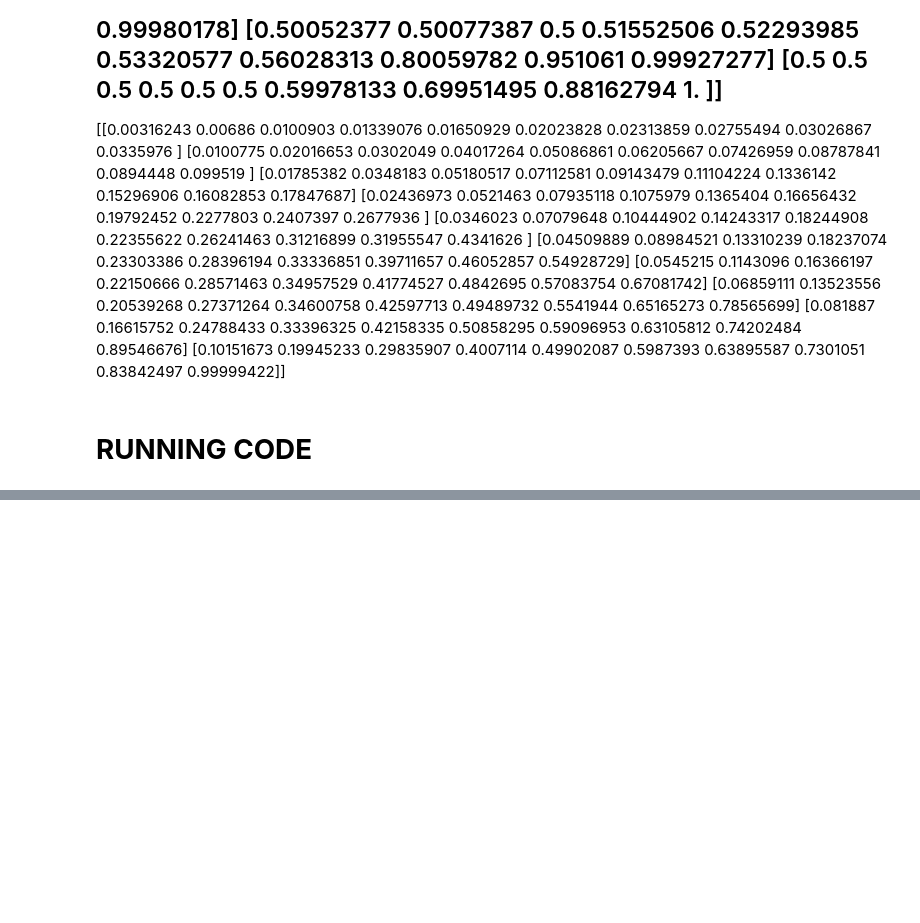
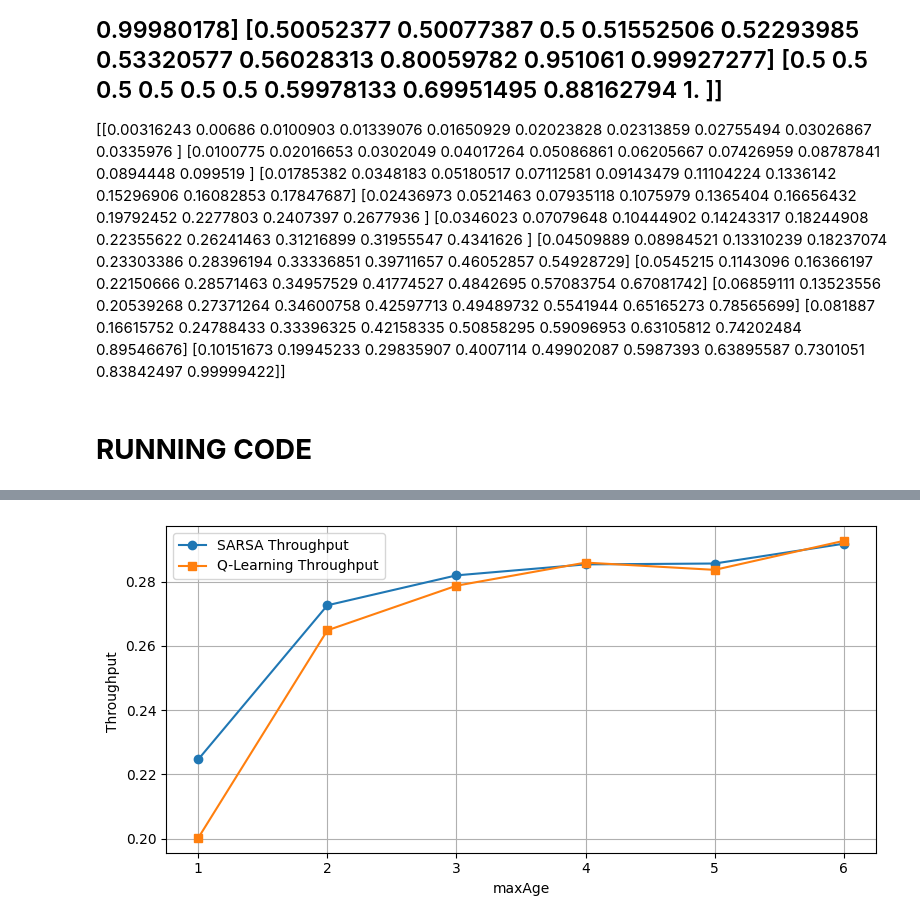
Before and after one commit to Berat03/quantumScheduling, a Jupyter notebook: new/workingCode/final_nStep.ipynb, the cells around one changed output, grey strips where cells are left out. Drawn from its saved outputs; the diff is of its cells as text; code cells hidden in the pictures; blank space fills up the shorter version.

```diff
--- a/new/workingCode/final_nStep.ipynb
+++ b/new/workingCode/final_nStep.ipynb
@@ -2688,0 +3120,63 @@ TypeError: train_q_learning_linear_policy() missing 1 required positional argume
+# %%
+import numpy as np
+import matplotlib.pyplot as plt
+
+# === Updated Corrected Results ===
+updated_results = {
+    'maxAge_values': [1, 2, 3, 4, 5, 6],
+    'sarsa_jain': [
+        0.5511252349963784,
+        0.5731671957291401,
+        0.5778690554932743,
+        0.5894485077385416,
+        0.5961433396251156,  # << Updated
+        0.5959768808341853
+    ],
+    'sarsa_throughput': [
+        0.22465582448545163,
+        0.27263062827396856,
+        0.28195329535937896,
+        0.2853684133463278,
+        0.2856397411583364,  # << Updated
+        0.2918039915694813
+    ],
+    'qlearn_jain': [
+        0.6633945726361116,
+        0.6019832680527356,
+        0.5541360315029189,
+        0.5900578627966049,
+        0.5936352563077143,  # << Updated
+        0.5973222989029048
+    ],
+    'qlearn_throughput': [
+        0.2002022626611015,
+        0.2648402721135618,
+        0.2787346111384299,
+        0.2859283996804062,
+        0.28366489479606616,  # << Updated
+        0.2926986277487099
+    ]
+}
+
+# === Plotting ===
+
+# Unpack for easier access
+maxAge_values = updated_results['maxAge_values']
+sarsa_jain = updated_results['sarsa_jain']
+qlearn_jain = updated_results['qlearn_jain']
+sarsa_throughput = updated_results['sarsa_throughput']
+qlearn_throughput = updated_results['qlearn_throughput']
+
+
+# --- Plot Throughput ---
+plt.figure(figsize=(8, 4))
+plt.plot(maxAge_values, sarsa_throughput, marker='o', linestyle='-', label="SARSA Throughput")
+plt.plot(maxAge_values, qlearn_throughput, marker='s', linestyle='-', label="Q-Learning Throughput")
+plt.xlabel("maxAge")
+plt.ylabel("Throughput ")
+plt.grid(True)
+plt.legend()
+plt.tight_layout()
+plt.show()
+# %% [output]
+[figure, added]
```
Also changed, not shown: parts of 16 cells of this notebook, 4 other files.
